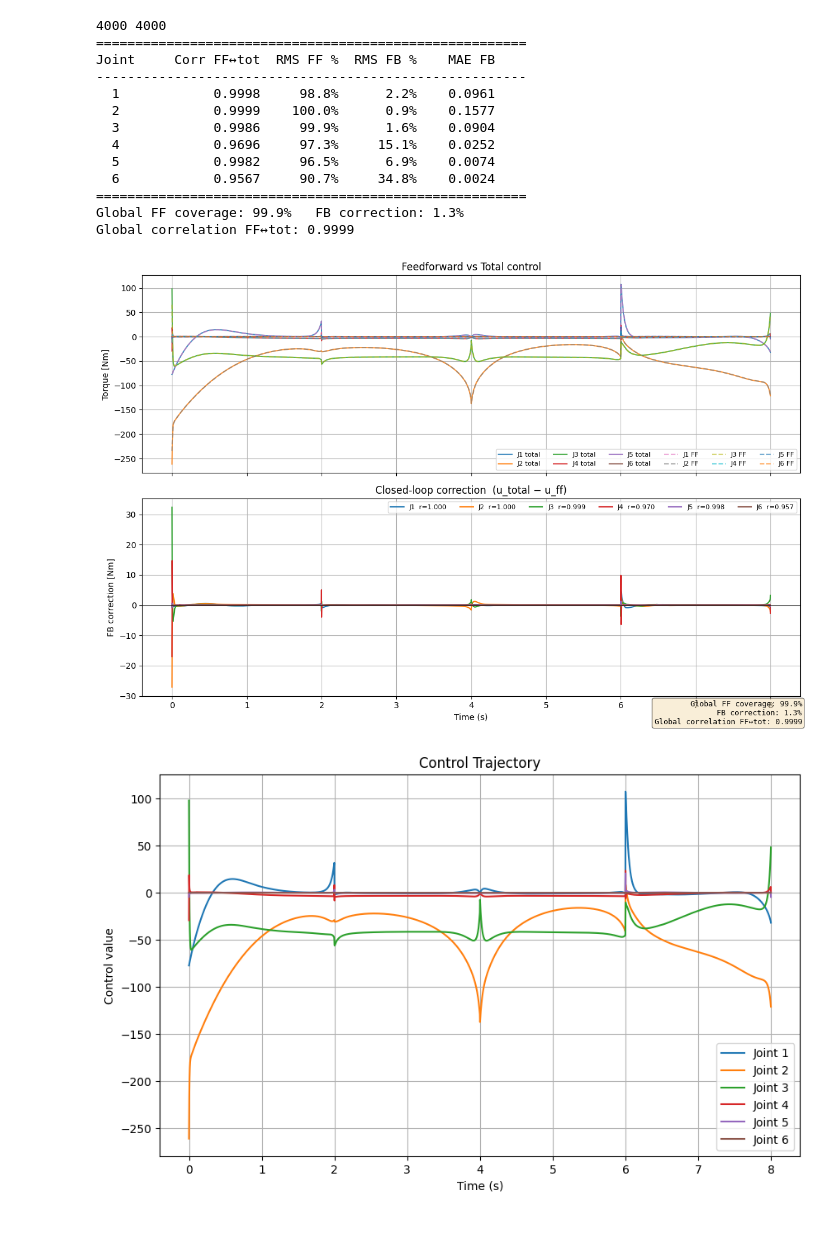
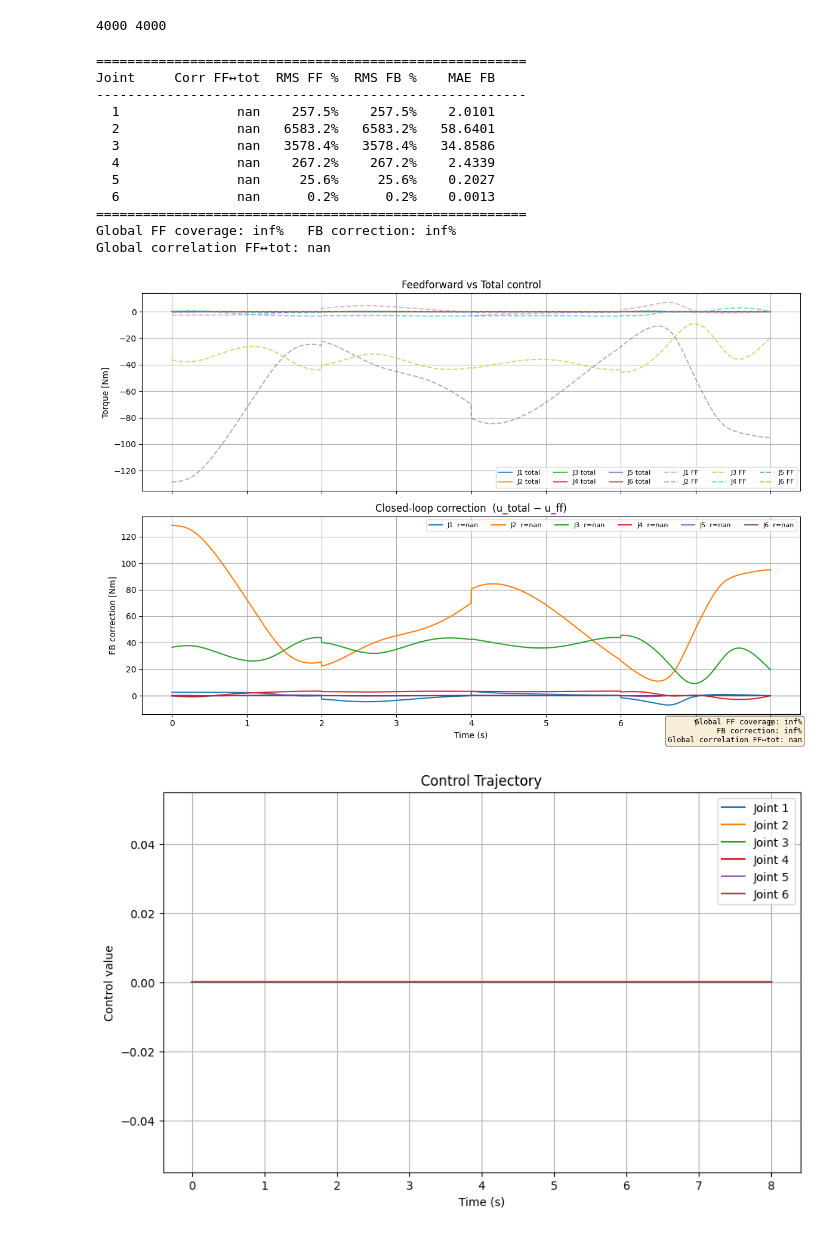
Before and after one commit to Krasa35/optimal, a Jupyter notebook: examples/200_Crocoddyl_joint.ipynb, the cells around one changed output. Drawn from its saved outputs; the diff is of its cells as text; code cells hidden in the pictures.

```diff
--- a/examples/200_Crocoddyl_joint.ipynb
+++ b/examples/200_Crocoddyl_joint.ipynb
@@ -8,52 +8,56 @@ import numpy as np
 import crocoddyl
 
 type = UR10_sandbox
+kp = [1414.94,1693.23,1202.19,7.92,34.51,1.24]
+kd = [204.882,113.588,148.053,0.687,3.741,0.178]
 robot_mj_model = RobotMujocoModel(type.mjcf_path, type.list_of_joints)
 robot_pin_model = RobotPinocchioModel(type.urdf_path, type.list_of_joints)
 
 DT = robot_mj_model.model.opt.timestep
 path = [robot_pin_model.current_q(),
      np.array([-1.8, -1.8, 1.8, -1.8, -1.8, 1.8]),
      np.array([-1.8, -1.2, 1.5, -1.8, -1.8, 1.8]),
      np.array([-1.8, -1.8, 1.8, -1.8, -1.8, 1.8]),
      np.array([0.4, -0.4, 1.5, -0.8, 1.5, 0.5])]
 controller = RobotController(robot_pin_model)
 xs, us = [], []
 v_start = np.zeros(len(robot_pin_model.v_indices))
 for i in range(len(path) - 1):
     start = np.concatenate([path[i], v_start])
     target = np.concatenate([path[i+1], np.zeros(len(robot_pin_model.v_indices))])
     t_xs, t_us = controller.compute_control(x_start=start,
                                         x_goal=target,
-                                        T=1000, DT=DT, kp=type.kp, kd=type.kd,
-                                        option="crocoddyl", solver=crocoddyl.SolverBoxFDDP)
+                                        T=1000, DT=DT, kp=kp, kd=kd, acc_weight=1e1,
+                                        ctrl_weight=1e3,
+                                        alpha=0.9, interpolation="quintic",
+                                        option="crocoddyl_advanced", solver=crocoddyl.SolverBoxFDDP)
     xs.extend(t_xs)
     us.extend(t_us)
     v_start = xs[-1][len(robot_pin_model.q_indices):]
 
 print(len(xs), len(us))
-# xs_real, us_real = robot_mj_model.visualize("position", xs=xs, dt=DT, hold=False)
+xs_real, us_real = robot_mj_model.visualize("position", xs=xs, dt=DT, hold=False)
 # xs_real, us_real = robot_mj_model.visualize("control", us=us, xs=xs, kp=type.closed_loop_kp, kd=type.closed_loop_kd, dt=DT, hold=False, plot=True)
 # xs_real, us_real = robot_mj_model.visualize("control", us=us, dt=DT, hold=False)
-xs_real, us_real = robot_mj_model.simulate_control(us=us, xs=xs, kp=type.kp, kd=type.kd)
+# xs_real, us_real = robot_mj_model.simulate_control(us=us, xs=xs, kp=type.kp, kd=type.kd)
 # xs_real, us_real = robot_mj_model.simulate_control(us=us)
 # robot_mj_model.plot_controls(us, dt=DT)
 robot_mj_model.plot_feedback_part(us_real, us, dt=DT)
 robot_mj_model.plot_controls(us_real, dt=DT)
 robot_mj_model.plot_error(xs_real, path[1:], segment_lengths=[1000]*len(path), dt=DT)
 # %% [output]
 4000 4000
-=======================================================
-Joint     Corr FF↔tot  RMS FF %  RMS FB %    MAE FB
--------------------------------------------------------
-  1            0.9998     98.8%      2.2%    0.0961
-  2            0.9999    100.0%      0.9%    0.1577
-  3            0.9986     99.9%      1.6%    0.0904
-  4            0.9696     97.3%     15.1%    0.0252
-  5            0.9982     96.5%      6.9%    0.0074
-  6            0.9567     90.7%     34.8%    0.0024
-=======================================================
-Global FF coverage: 99.9%   FB correction: 1.3%
-Global correlation FF↔tot: 0.9999
+=======================================================
+Joint     Corr FF↔tot  RMS FF %  RMS FB %    MAE FB
+-------------------------------------------------------
+  1               nan    257.5%    257.5%    2.0101
+  2               nan   6583.2%   6583.2%   58.6401
+  3               nan   3578.4%   3578.4%   34.8586
+  4               nan    267.2%    267.2%    2.4339
+  5               nan     25.6%     25.6%    0.2027
+  6               nan      0.2%      0.2%    0.0013
+=======================================================
+Global FF coverage: inf%   FB correction: inf%
+Global correlation FF↔tot: nan
-[figure, old version]
+[figure, new version]
-[figure, old version]
+[figure, new version]
```
Also changed, not shown: parts of 3 cells of this notebook, 50 other files.
